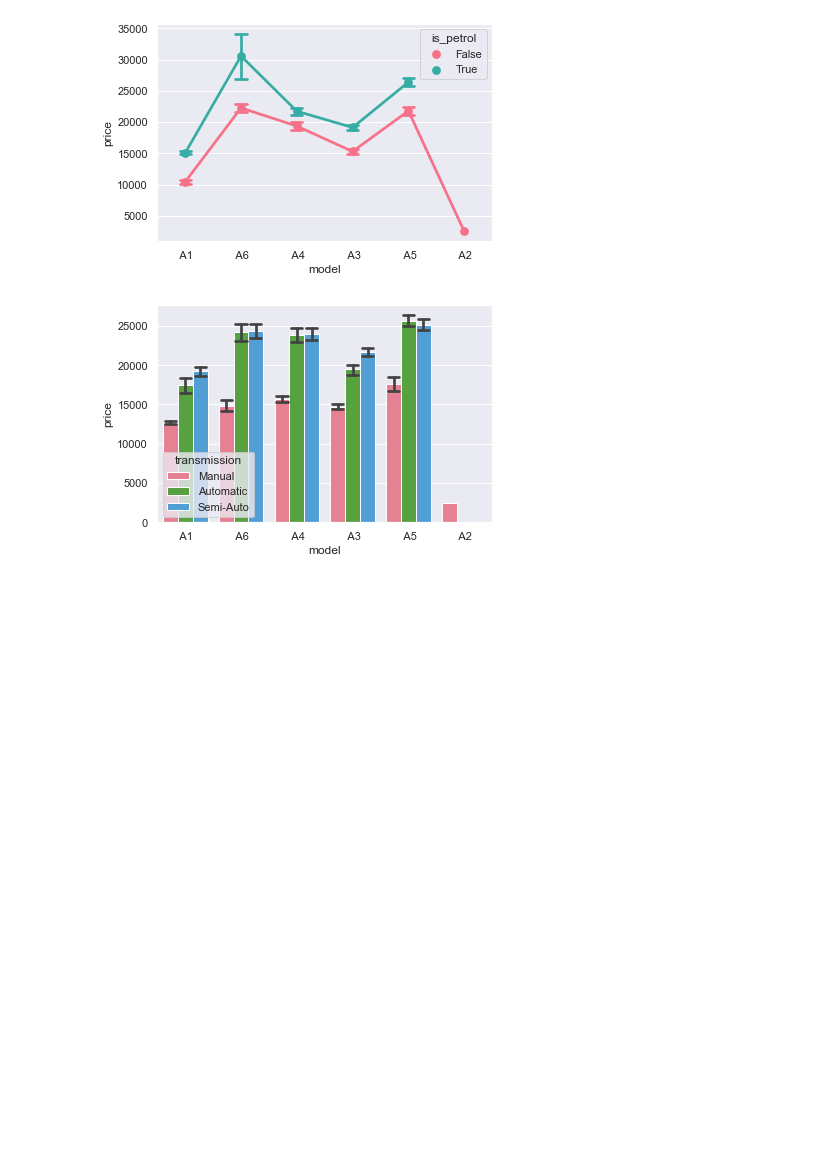
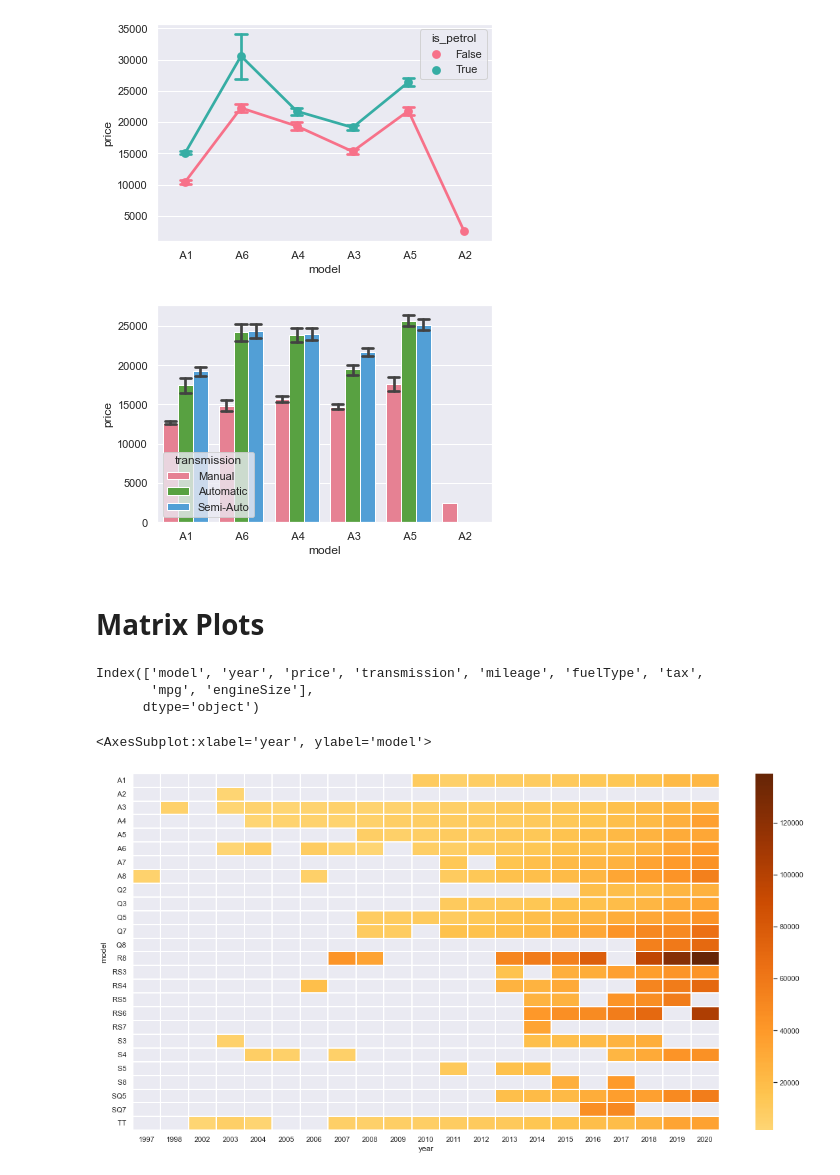
Before and after one commit to developerHobday/data-visualization, a Jupyter notebook: seaborn.ipynb, the cells around one changed output. Drawn from its saved outputs; the diff is of its cells as text; code cells hidden in the pictures; blank space fills up the shorter version.

Commit message:
heatmap

```diff
--- a/seaborn.ipynb
+++ b/seaborn.ipynb
@@ -254,3 +254,31 @@ _ = sns.barplot(data=selected_models_df,
 )
 # %% [output]
 [figure]
+# %% [markdown]
+# Matrix Plots
+# %%
+df.columns
+# %% [output]
+Index(['model', 'year', 'price', 'transmission', 'mileage', 'fuelType', 'tax',
+       'mpg', 'engineSize'],
+      dtype='object')
+# %%
+df_crosstab = pd.crosstab(df['model'], df['year'], values=df['price'],
+    aggfunc= lambda x : int(x.mean()))
+fig,ax = plt.subplots(figsize=(20, 10))
+_ = sns.heatmap(
+    df_crosstab,
+    center = 40 * 1000,
+    ax = ax,
+    annot=False, fmt='d',
+    cbar = True,
+    cmap = 'YlOrBr',
+    linewidths=0.3,
+
+)
+ax.set(
+    title = 'Mean price per model per year'
+)
+# %% [output]
+<AxesSubplot:xlabel='year', ylabel='model'>
+[figure, added]
```
